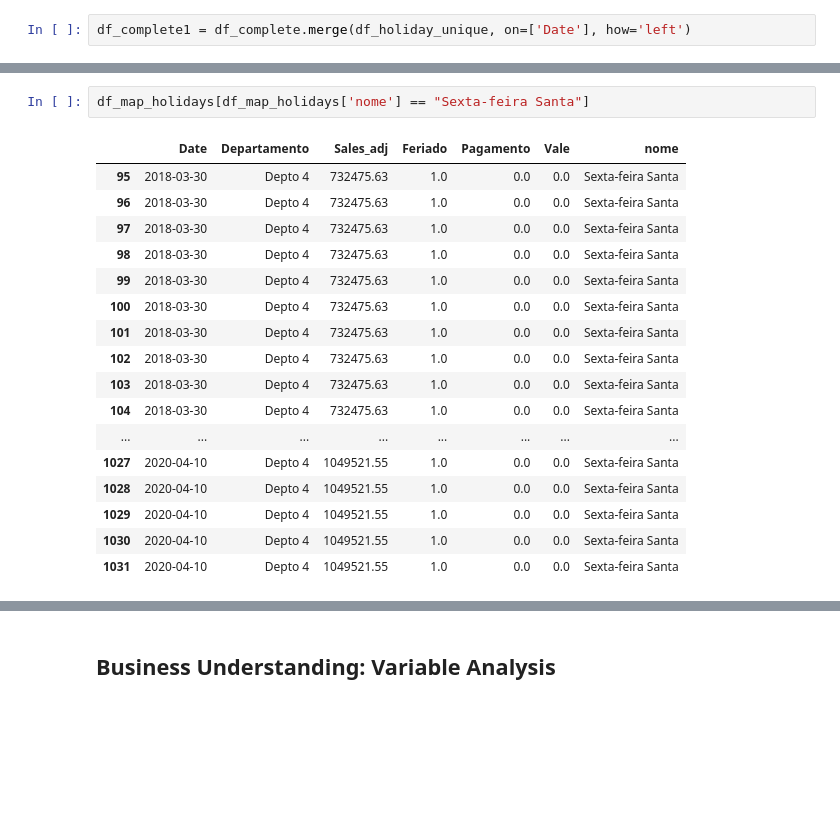
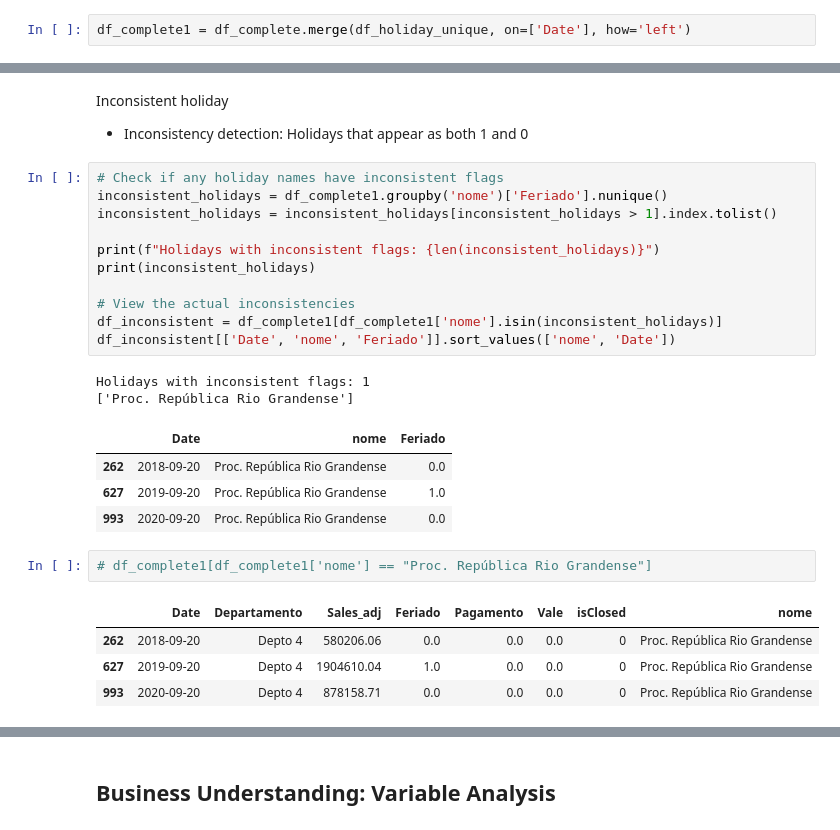
Before and after one commit to RakellM/ASN-DSA-T5, a Jupyter notebook: 33-ST/Homework/Project_1.ipynb, the cells around one changed output, grey strips where cells are left out. Saved outputs shown, nothing was run; the diff lists cells and outputs as text; blank space fills up the shorter version.

Commit message:
feat: holiday analysis done

```diff
--- a/33-ST/Homework/Project_1.ipynb
+++ b/33-ST/Homework/Project_1.ipynb
@@ -893,20 +926,29 @@ dtype: int64
+# %% [markdown]
+Inconsistent holiday
+
+- Inconsistency detection: Holidays that appear as both 1 and 0
+# %%
+# Check if any holiday names have inconsistent flags
+inconsistent_holidays = df_complete1.groupby('nome')['Feriado'].nunique()
+inconsistent_holidays = inconsistent_holidays[inconsistent_holidays > 1].index.tolist()
+
+print(f"Holidays with inconsistent flags: {len(inconsistent_holidays)}")
+print(inconsistent_holidays)
+
+# View the actual inconsistencies
+df_inconsistent = df_complete1[df_complete1['nome'].isin(inconsistent_holidays)]
+df_inconsistent[['Date', 'nome', 'Feriado']].sort_values(['nome', 'Date'])
+# %% [output]
+Holidays with inconsistent flags: 1
+['Proc. República Rio Grandense']
+|  | Date | nome | Feriado |
+| 262 | 2018-09-20 | Proc. República Rio Grandense | 0.0 |
+| 627 | 2019-09-20 | Proc. República Rio Grandense | 1.0 |
+| 993 | 2020-09-20 | Proc. República Rio Grandense | 0.0 |
 # %%
-df_map_holidays[df_map_holidays['nome'] == "Sexta-feira Santa"]
+# df_complete1[df_complete1['nome'] == "Proc. República Rio Grandense"]
 # %% [output]
-|  | Date | Departamento | Sales_adj | Feriado | Pagamento | Vale | nome |
-| 95 | 2018-03-30 | Depto 4 | 732475.63 | 1.0 | 0.0 | 0.0 | Sexta-feira Santa |
-| 96 | 2018-03-30 | Depto 4 | 732475.63 | 1.0 | 0.0 | 0.0 | Sexta-feira Santa |
-| 97 | 2018-03-30 | Depto 4 | 732475.63 | 1.0 | 0.0 | 0.0 | Sexta-feira Santa |
-| 98 | 2018-03-30 | Depto 4 | 732475.63 | 1.0 | 0.0 | 0.0 | Sexta-feira Santa |
-| 99 | 2018-03-30 | Depto 4 | 732475.63 | 1.0 | 0.0 | 0.0 | Sexta-feira Santa |
-| 100 | 2018-03-30 | Depto 4 | 732475.63 | 1.0 | 0.0 | 0.0 | Sexta-feira Santa |
-| 101 | 2018-03-30 | Depto 4 | 732475.63 | 1.0 | 0.0 | 0.0 | Sexta-feira Santa |
-| 102 | 2018-03-30 | Depto 4 | 732475.63 | 1.0 | 0.0 | 0.0 | Sexta-feira Santa |
-| 103 | 2018-03-30 | Depto 4 | 732475.63 | 1.0 | 0.0 | 0.0 | Sexta-feira Santa |
-| 104 | 2018-03-30 | Depto 4 | 732475.63 | 1.0 | 0.0 | 0.0 | Sexta-feira Santa |
-| ... | ... | ... | ... | ... | ... | ... | ... |
-| 1027 | 2020-04-10 | Depto 4 | 1049521.55 | 1.0 | 0.0 | 0.0 | Sexta-feira Santa |
-| 1028 | 2020-04-10 | Depto 4 | 1049521.55 | 1.0 | 0.0 | 0.0 | Sexta-feira Santa |
-| 1029 | 2020-04-10 | Depto 4 | 1049521.55 | 1.0 | 0.0 | 0.0 | Sexta-feira Santa |
-| 1030 | 2020-04-10 | Depto 4 | 1049521.55 | 1.0 | 0.0 | 0.0 | Sexta-feira Santa |
-| 1031 | 2020-04-10 | Depto 4 | 1049521.55 | 1.0 | 0.0 | 0.0 | Sexta-feira Santa |
+|  | Date | Departamento | Sales_adj | Feriado | Pagamento | Vale | isClosed | nome |
+| 262 | 2018-09-20 | Depto 4 | 580206.06 | 0.0 | 0.0 | 0.0 | 0 | Proc. República Rio Grandense |
+| 627 | 2019-09-20 | Depto 4 | 1904610.04 | 1.0 | 0.0 | 0.0 | 0 | Proc. República Rio Grandense |
+| 993 | 2020-09-20 | Depto 4 | 878158.71 | 0.0 | 0.0 | 0.0 | 0 | Proc. República Rio Grandense |
```
Also changed, not shown: parts of 17 cells of this notebook.
